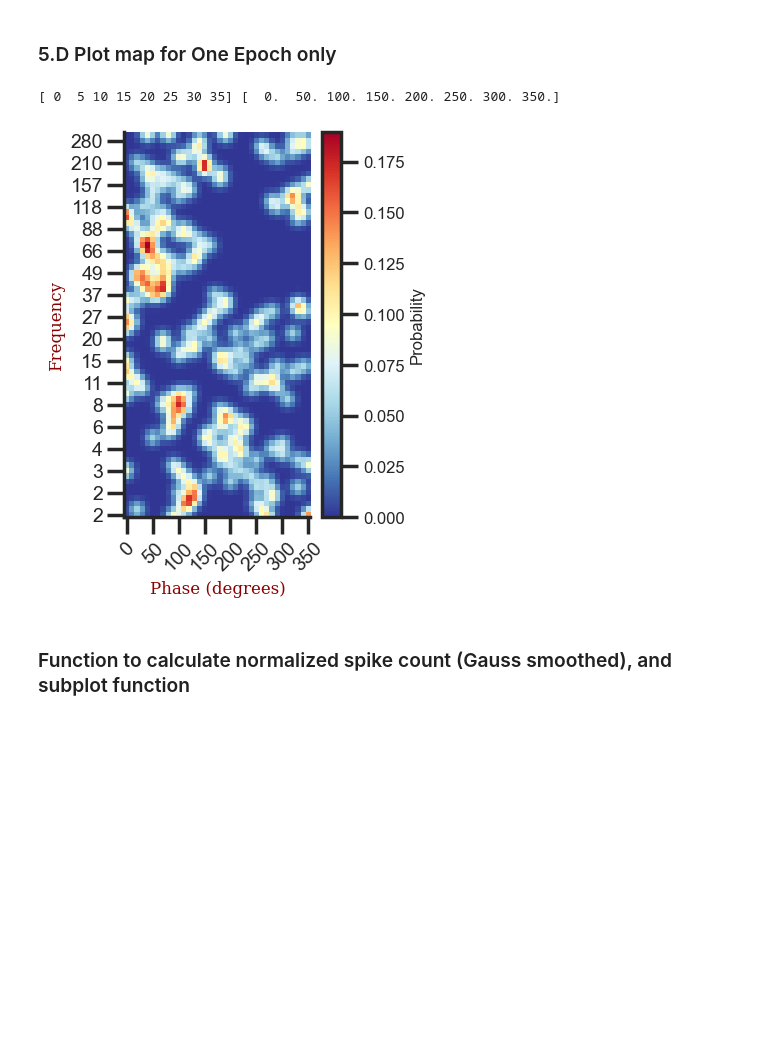
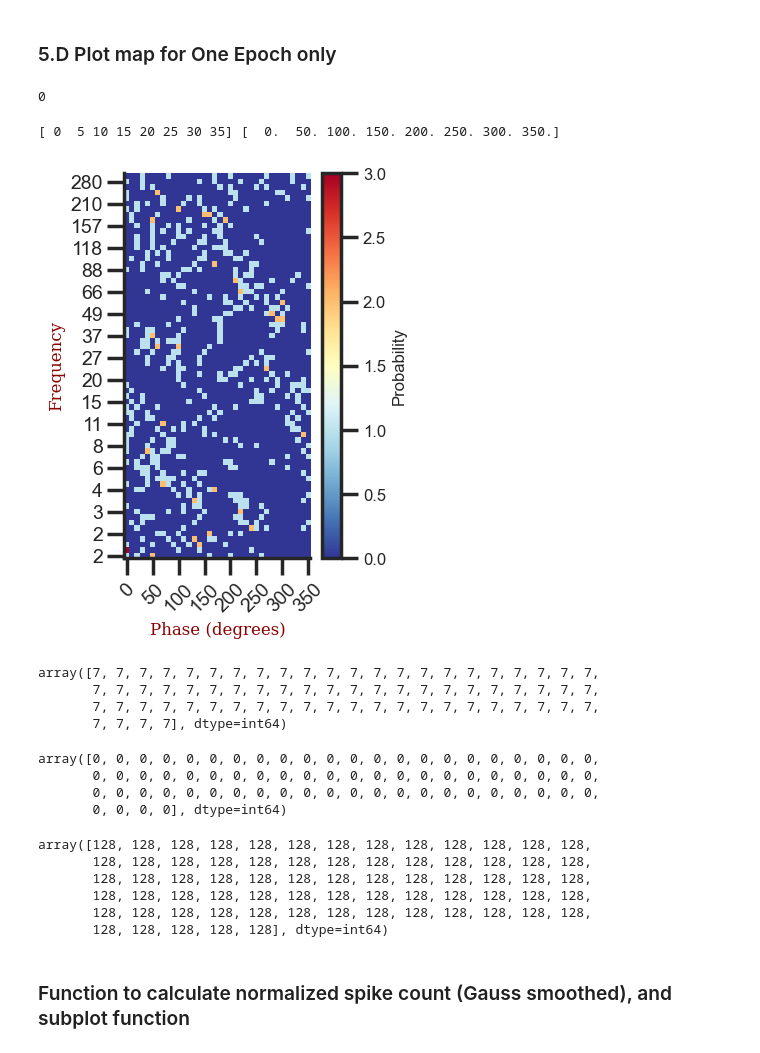
Before and after one commit to gdelfe/Ketamine_effects_on_the_brain, a Jupyter notebook: python/Place_cells_spike_analysis.ipynb, the cells around one changed output. Cells and saved outputs as stored; diff of their text form; code cells hidden in the pictures; blank space fills up the shorter version.

```diff
--- a/python/Place_cells_spike_analysis.ipynb
+++ b/python/Place_cells_spike_analysis.ipynb
@@ -264,0 +280,7 @@ mapd
+# %%
+condition = (spk[2] >= sp_start) & (spk[2] <= sp_end) # get map of cells in CA1
+idx_cell_sp = np.where(condition)[0] # get index of cells in CA1
+lfp_ch_idx_sp = spk[2][idx_cell_sp] - so_start # This must be ".. - so_start" because so_start is the reference for CA1 startr
+print("Lfp channel in full labeling: ", spk[2][idx_cell_sp]) # print LFP channel in CA1
+print("Cell index in full labeling:  ", idx_cell_sp) # print cell index
+print("Lfp CA1 channel in current labeling ", lfp_ch_idx_sp)  # get index of cells in CA1, mapped to the LFP indexing
@@ -264,0 +291,7 @@ mapd
+# %%
+map_sp = {
+    'lfp_ch': lfp_ch_idx_sp, # lfp channel, with the mapping from 0 to N in CA1 (0 is the first CA1 channel)
+    'lfp_remap': np.arange(len(lfp_ch_idx_sp)),
+    'cell_id': idx_cell_sp # id cell in CA1 associated to a given Lfp channel
+}
+map_sp
@@ -792,7 +831,8 @@ mapd
 # %% [markdown]
 #### 1.C Extract LFP and mask for CA1 only
 # %%
-lfp_ch_idx = mapd['lfp_ch']   # get only lfp channels associated to identified spiking cells in the CA1
+lfp_ch_idx = map_sp['lfp_ch']   # get only lfp channels associated to identified spiking cells in the CA1
+print(lfp_ch_idx)
 
 # baseline
 lfp_B_CA1 = lfp_B[:,:,lfp_ch_idx]
@@ -993,10 +1040,11 @@ mapd
 # %% [markdown]
 ### ** 2.D Change ID cell and ID Lfp
 # %%
-idx = 0 # index for cell and LFP
-cell = mapd['cell_id'][idx] # cell number for spiking
-ch = mapd['lfp_remap'][idx] # cell number for spiking # lfp channel associated to the cell
-print('- cell:', cell, '| lfp ch:', ch)
+idx = 4 # index for cell and LFP
+cell = map_sp['cell_id'][idx] # cell number for spiking
+ch = map_sp['lfp_remap'][idx] # cell number for spiking # lfp channel associated to the cell
+orig_ch = map_sp['lfp_ch'][idx]
+print('- cell:', cell, '| lfp ch:', ch, '| orig ch:', orig_ch)
 
 print('For the 4 epochs: speed length {},  spk length {}, phase length {}'.format(
 speed_up.shape, spk[0][cell].shape, phase_BR.shape[0]*4 + phase_BR.shape[0]/2*4))
@@ -1073,47 +1143,72 @@ hist_arr_L.shape
 (70, 36)
 # %% [markdown]
 ### 5.D Plot map for One Epoch only
+# %%
+np.sum(spk_epoch_H)
+# %% [output]
+0
 # %%
 step = 5 # distance between phase values on x axis
 step_f = 4 # distance between frequency values on y axis
 
-hist_arr = hist_arr_B
-bin_edges = bin_edges_B
+hist_arr = hist_arr_L
+bin_edges = bin_edges_L
 
 row_totals = np.sum(hist_arr, axis=1)
 
-pdf = hist_arr / row_totals[:, np.newaxis]
+pdf = hist_arr #/ row_totals[:, np.newaxis]
 pdf_sm = gaussian_filter(np.nan_to_num(pdf), sigma=1)
 
 # Plotting the heatmap
 plt.figure(figsize=(3,5))
-plt.imshow(pdf_sm, cmap='RdYlBu_r', interpolation='nearest', origin='lower',aspect='auto')
+plt.imshow(pdf, cmap='RdYlBu_r', interpolation='nearest', origin='lower',aspect='auto')
 
 bin_values = bin_edges[:-1]
 bins = bin_values[::step]
 xticks = np.arange(0,bin_edges[:-1].size,step)
 print(xticks,bins)
 
 plt.xticks(ticks=xticks, labels=['{:d}'.format(int(b)) for b in bins ],rotation=45, fontsize=14)
 plt.yticks(ticks=np.arange(0, len(freq),step_f), labels=['{:d}'.format(int(f)) for f in freq[::step_f]],fontsize=14)
 cbar = plt.colorbar(label='Probability')
 cbar.set_label('Probability', fontsize=12)  # Set a smaller font size for the label
 
 cbar.ax.tick_params(labelsize=12)
 
 # Adding axis labels with a custom font
 font = {'family': 'serif',
         'color':  'darkred',
         'weight': 'normal',
         'size': 12,
        }
 plt.xlabel('Phase (degrees)', fontdict=font)
 plt.ylabel('Frequency', fontdict=font)
 
 plt.show()
+row_totals
 # %% [output]
 [ 0  5 10 15 20 25 30 35] [  0.  50. 100. 150. 200. 250. 300. 350.]
-[figure, old version]
+[figure, new version]
+array([7, 7, 7, 7, 7, 7, 7, 7, 7, 7, 7, 7, 7, 7, 7, 7, 7, 7, 7, 7, 7, 7,
+       7, 7, 7, 7, 7, 7, 7, 7, 7, 7, 7, 7, 7, 7, 7, 7, 7, 7, 7, 7, 7, 7,
+       7, 7, 7, 7, 7, 7, 7, 7, 7, 7, 7, 7, 7, 7, 7, 7, 7, 7, 7, 7, 7, 7,
+       7, 7, 7, 7], dtype=int64)
+# %%
+np.sum(hist_arr_M, axis=1)
+# %% [output]
+array([0, 0, 0, 0, 0, 0, 0, 0, 0, 0, 0, 0, 0, 0, 0, 0, 0, 0, 0, 0, 0, 0,
+       0, 0, 0, 0, 0, 0, 0, 0, 0, 0, 0, 0, 0, 0, 0, 0, 0, 0, 0, 0, 0, 0,
+       0, 0, 0, 0, 0, 0, 0, 0, 0, 0, 0, 0, 0, 0, 0, 0, 0, 0, 0, 0, 0, 0,
+       0, 0, 0, 0], dtype=int64)
+# %%
+row_totals
+# %% [output]
+array([128, 128, 128, 128, 128, 128, 128, 128, 128, 128, 128, 128, 128,
+       128, 128, 128, 128, 128, 128, 128, 128, 128, 128, 128, 128, 128,
+       128, 128, 128, 128, 128, 128, 128, 128, 128, 128, 128, 128, 128,
+       128, 128, 128, 128, 128, 128, 128, 128, 128, 128, 128, 128, 128,
+       128, 128, 128, 128, 128, 128, 128, 128, 128, 128, 128, 128, 128,
+       128, 128, 128, 128, 128], dtype=int64)
 # %% [markdown]
 ### Function to calculate normalized spike count (Gauss smoothed), and subplot function
 # %%
```
Also changed, not shown: parts of 45 cells of this notebook, 1 other file.
